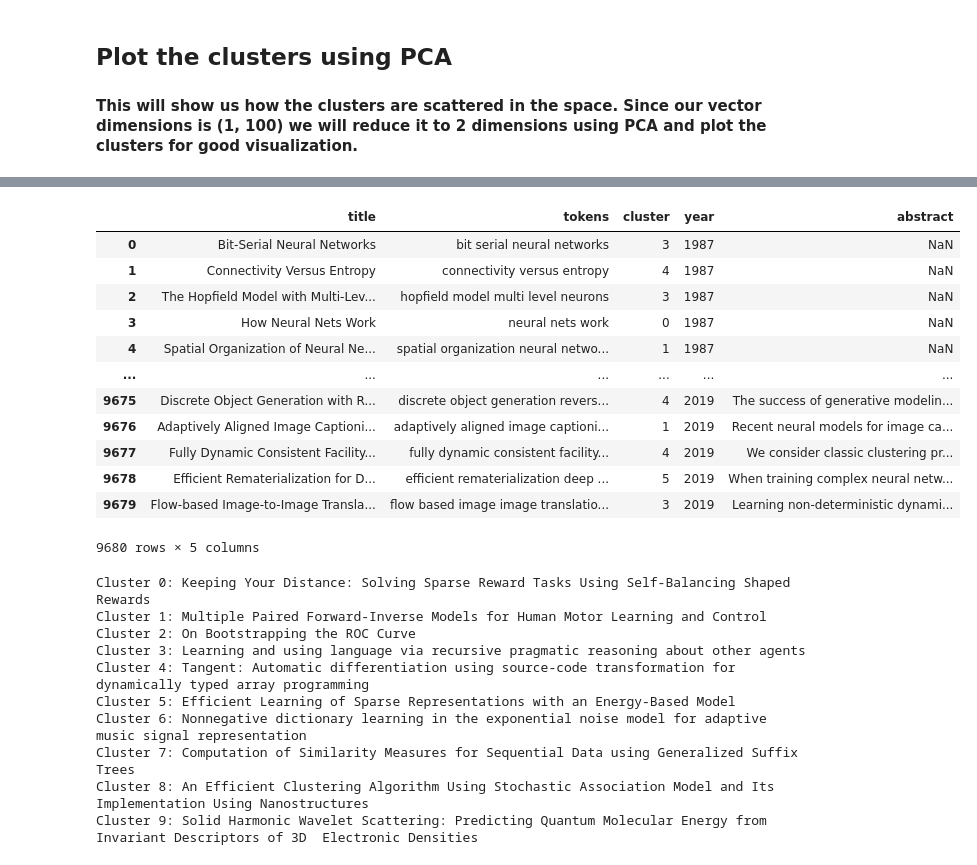
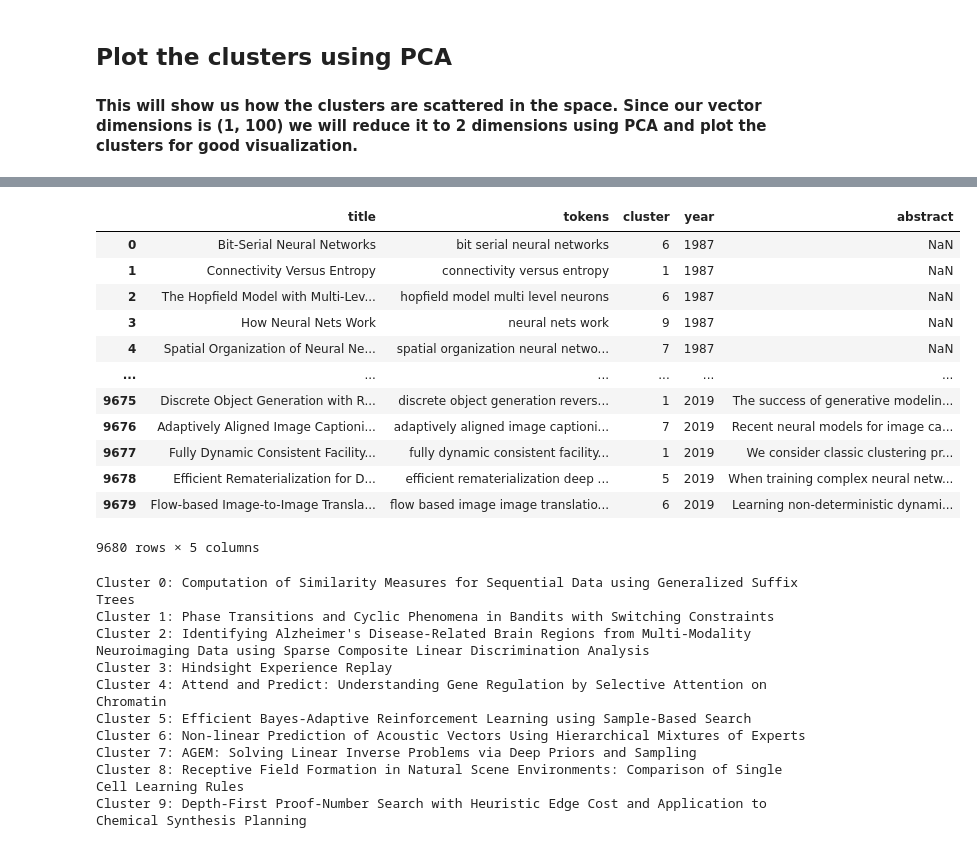
Before and after one commit to Sandeep-Desai/CS328-WrittenAssignment, a Jupyter notebook: Clustering.ipynb, the cells around one changed output, grey strips where cells are left out. Saved outputs shown, nothing was run; the diff lists cells and outputs as text; code cells hidden in the pictures.

```diff
--- a/Clustering.ipynb
+++ b/Clustering.ipynb
@@ -270,23 +303,23 @@ Cluster 9: Solid Harmonic Wavelet Scattering: Predicting Quantum Molecular Energ
 <Figure size 640x480 with 0 Axes>
-# %%
-df_clusters
-# %% [output]
-|  | title | tokens | cluster | year | abstract |
-| 0 | Bit-Serial Neural Networks | bit serial neural networks | 3 | 1987 | NaN |
-| 1 | Connectivity Versus Entropy | connectivity versus entropy | 4 | 1987 | NaN |
-| 2 | The Hopfield Model with Multi-Lev... | hopfield model multi level neurons | 3 | 1987 | NaN |
-| 3 | How Neural Nets Work | neural nets work | 0 | 1987 | NaN |
-| 4 | Spatial Organization of Neural Ne... | spatial organization neural netwo... | 1 | 1987 | NaN |
-| ... | ... | ... | ... | ... | ... |
-| 9675 | Discrete Object Generation with R... | discrete object generation revers... | 4 | 2019 | The success of generative modelin... |
-| 9676 | Adaptively Aligned Image Captioni... | adaptively aligned image captioni... | 1 | 2019 | Recent neural models for image ca... |
-| 9677 | Fully Dynamic Consistent Facility... | fully dynamic consistent facility... | 4 | 2019 | We consider classic clustering pr... |
-| 9678 | Efficient Rematerialization for D... | efficient rematerialization deep ... | 5 | 2019 | When training complex neural netw... |
-| 9679 | Flow-based Image-to-Image Transla... | flow based image image translatio... | 3 | 2019 | Learning non-deterministic dynami... |
-9680 rows × 5 columns
+# %%
+df_clustering_results
+# %% [output]
+|  | title | tokens | cluster | year | abstract |
+| 0 | Bit-Serial Neural Networks | bit serial neural networks | 6 | 1987 | NaN |
+| 1 | Connectivity Versus Entropy | connectivity versus entropy | 1 | 1987 | NaN |
+| 2 | The Hopfield Model with Multi-Lev... | hopfield model multi level neurons | 6 | 1987 | NaN |
+| 3 | How Neural Nets Work | neural nets work | 9 | 1987 | NaN |
+| 4 | Spatial Organization of Neural Ne... | spatial organization neural netwo... | 7 | 1987 | NaN |
+| ... | ... | ... | ... | ... | ... |
+| 9675 | Discrete Object Generation with R... | discrete object generation revers... | 1 | 2019 | The success of generative modelin... |
+| 9676 | Adaptively Aligned Image Captioni... | adaptively aligned image captioni... | 7 | 2019 | Recent neural models for image ca... |
+| 9677 | Fully Dynamic Consistent Facility... | fully dynamic consistent facility... | 1 | 2019 | We consider classic clustering pr... |
+| 9678 | Efficient Rematerialization for D... | efficient rematerialization deep ... | 5 | 2019 | When training complex neural netw... |
+| 9679 | Flow-based Image-to-Image Transla... | flow based image image translatio... | 6 | 2019 | Learning non-deterministic dynami... |
+9680 rows × 5 columns
 # %%
 # Group the data by year and clusters
-df_grouped = df_clusters.groupby(['year', 'cluster']).size().reset_index(name='counts')
+df_grouped = df_clustering_results.groupby(['year', 'cluster']).size().reset_index(name='counts')
 
 # Create a list of colors for the clusters
 colors = ['#1f77b4', '#ff7f0e', '#2ca02c', '#d62728', '#9467bd',
@@ -319,13 +352,13 @@ fig.show()
 for key, value in cluster_dict.items():
     print(f"Cluster {key}:", value)
 # %% [output]
-Cluster 0: Keeping Your Distance: Solving Sparse Reward Tasks Using Self-Balancing Shaped Rewards
-Cluster 1: Multiple Paired Forward-Inverse Models for Human Motor Learning and Control
-Cluster 2: On Bootstrapping the ROC Curve
-Cluster 3: Learning and using language via recursive pragmatic reasoning about other agents
-Cluster 4: Tangent: Automatic differentiation using source-code transformation for dynamically typed array programming
-Cluster 5: Efficient Learning of Sparse Representations with an Energy-Based Model
-Cluster 6: Nonnegative dictionary learning in the exponential noise model for adaptive music signal representation
-Cluster 7: Computation of Similarity Measures for Sequential Data using Generalized Suffix Trees
-Cluster 8: An Efficient Clustering Algorithm Using Stochastic Association Model and Its Implementation Using Nanostructures
-Cluster 9: Solid Harmonic Wavelet Scattering: Predicting Quantum Molecular Energy from Invariant Descriptors of 3D  Electronic Densities
+Cluster 0: Computation of Similarity Measures for Sequential Data using Generalized Suffix Trees
+Cluster 1: Phase Transitions and Cyclic Phenomena in Bandits with Switching Constraints
+Cluster 2: Identifying Alzheimer's Disease-Related Brain Regions from Multi-Modality Neuroimaging Data using Sparse Composite Linear Discrimination Analysis
+Cluster 3: Hindsight Experience Replay
+Cluster 4: Attend and Predict: Understanding Gene Regulation by Selective Attention on Chromatin
+Cluster 5: Efficient Bayes-Adaptive Reinforcement Learning using Sample-Based Search
+Cluster 6: Non-linear Prediction of Acoustic Vectors Using Hierarchical Mixtures of Experts
+Cluster 7: AGEM: Solving Linear Inverse Problems via Deep Priors and Sampling
+Cluster 8: Receptive Field Formation in Natural Scene Environments: Comparison of Single Cell Learning Rules
+Cluster 9: Depth-First Proof-Number Search with Heuristic Edge Cost and Application to Chemical Synthesis Planning
```
Also changed, not shown: parts of 15 cells of this notebook, 10 other files.
